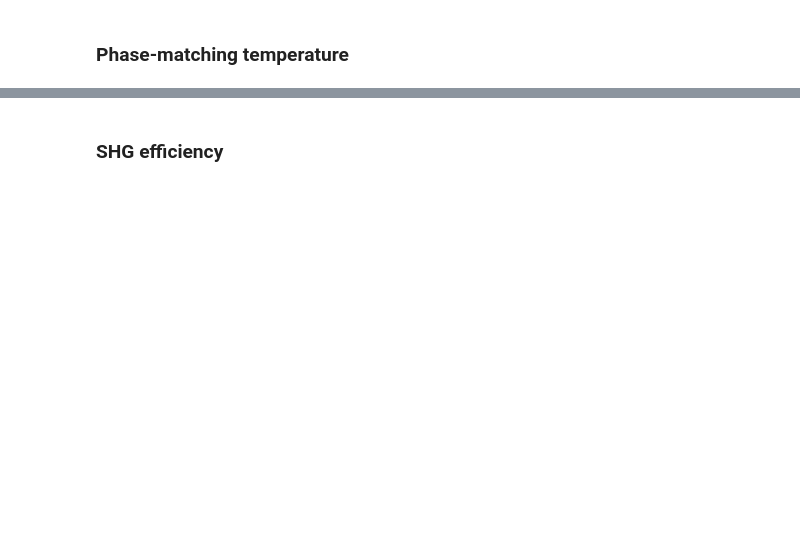
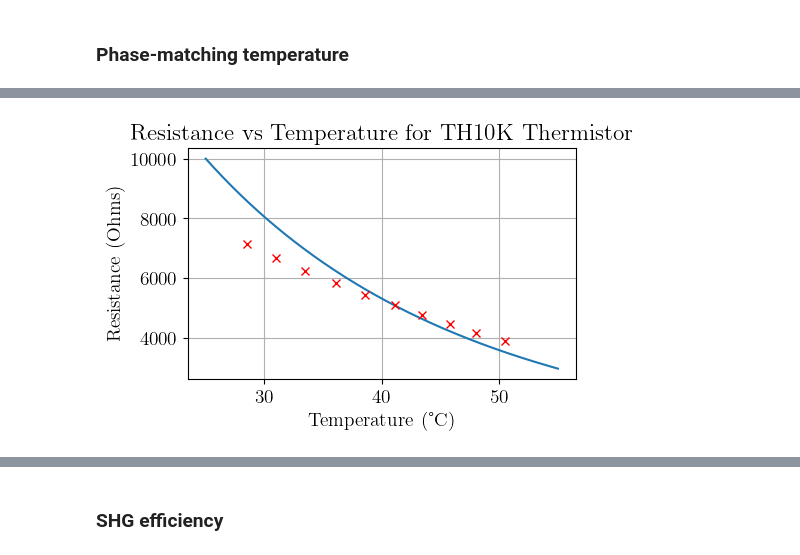
Before and after one commit to Mattegad/SqueezingSimulation, a Jupyter notebook: SHG results/SHG.ipynb, the cells around one changed output, grey strips where cells are left out. Drawn from its saved outputs; the diff is of its cells as text; code cells hidden in the pictures; blank space fills up the shorter version.

```diff
--- a/SHG results/SHG.ipynb
+++ b/SHG results/SHG.ipynb
@@ -56,0 +77,40 @@ plt.xlim(0,50)
+# %%
+R = 10e3  # Resistance in ohms at 25 degrees Celsius
+R_curs = 332
+R2 = 4.42e3
+R3 = 10e3
+R4 = 33.2e3
+R15 = 10e3
+R14 = 178e3
+R34 = R3*R4/(R3+R4)
+R1415 = R14*R15/(R14+R15)
+T_list = np.linspace(25,55,1000)  # Temperature values in Celsius
+list_T = np.array([28.5, 31, 33.5, 36.1, 38.6, 41.1, 43.4, 45.8, 48, 50.5])  # liste of temperatures in Celsius for cursor i=3...9
+list_n = np.array([1,2,3,4,5,6,7,8,9,10])  # liste of cursor positions i=3...9
+
+
+# Resistance as function of the cursor temperature n (big) and alpha (small)
+def R_n_alpha(n, alpha):
+    return R2*(R1415+(10-n)*R_curs)/(R34+(n-1)*R_curs)
+
+
+# We need to convert the temperature T into resistance R
+# https://www.thorlabs.com/item/TH10K
+def Res(Temp) :
+    if Temp < 50:
+        A, B, C, D = -15.4668, 5599.4257, -378107.9210, 24906735.1935
+    if Temp >= 50:
+        A, B, C, D = -14.8060, 5153.6849, -296745.7239, 22860787.7442
+    return R * np.exp(A + B / (Temp + 273.15) + C / (Temp + 273.15)**2 + D / (Temp + 273.15)**3)
+
+fig, ax = plt.subplots(figsize = (5,3))
+
+ax.plot(T_list, [Res(T) for T in T_list])
+ax.plot(list_T, [R_n_alpha(n, alpha=0) for n in list_n], 'rx')
+
+ax.set_xlabel("Temperature (°C)")
+ax.set_ylabel("Resistance (Ohms)")
+ax.set_title("Resistance vs Temperature for TH10K Thermistor")
+ax.grid(True)
+# %% [output]
+[figure, added]
```
Also changed, not shown: parts of 10 cells of this notebook, 5 other files.
